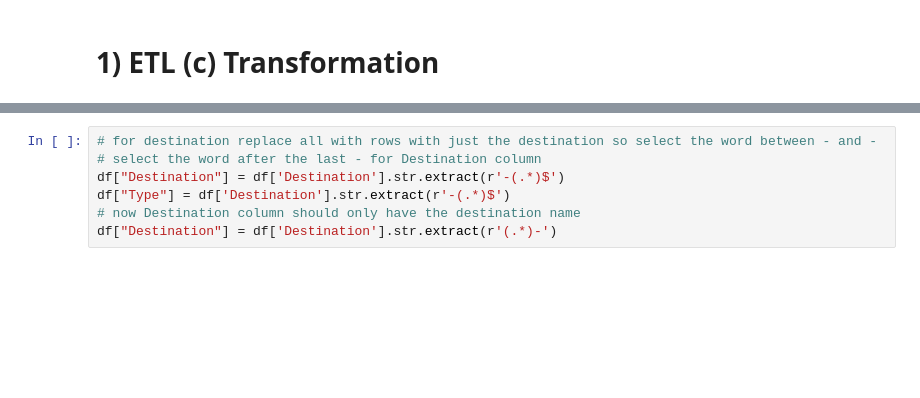
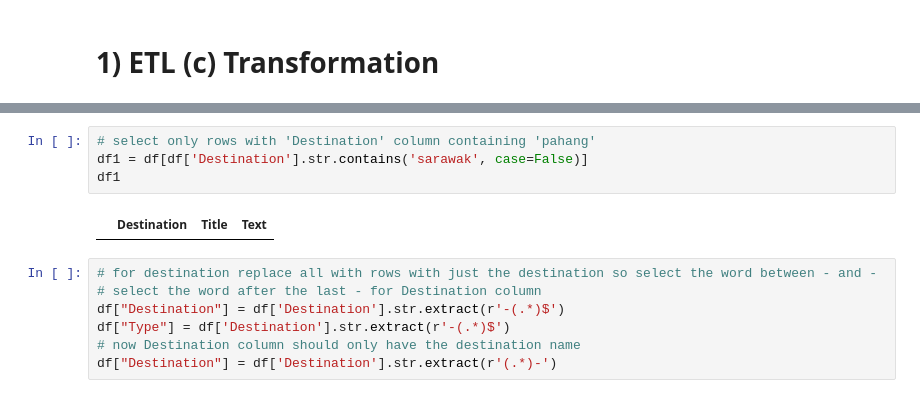
Before and after one commit to shaikrezashafiqbSA/Simple-Flask-RAG, a Jupyter notebook: ETL.ipynb, the cells around one changed output, grey strips where cells are left out. Cells and saved outputs as stored; diff of their text form; blank space fills up the shorter version.

```diff
--- a/ETL.ipynb
+++ b/ETL.ipynb
@@ -315,3 +126,9 @@ df
+# %%
+# select only rows with 'Destination' column containing 'pahang'
+df1 = df[df['Destination'].str.contains('sarawak', case=False)]
+df1
+# %% [output]
+|  | Destination | Title | Text |
 # %%
 # for destination replace all with rows with just the destination so select the word between - and -
 # select the word after the last - for Destination column
```
Also changed, not shown: parts of 14 cells of this notebook, 3 other files.
